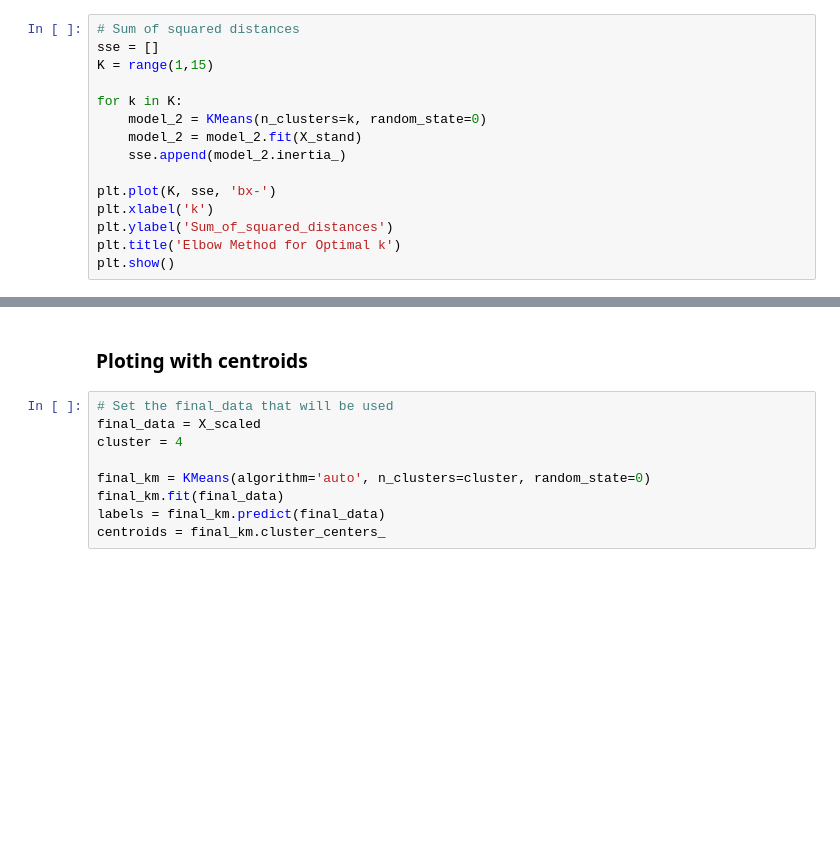
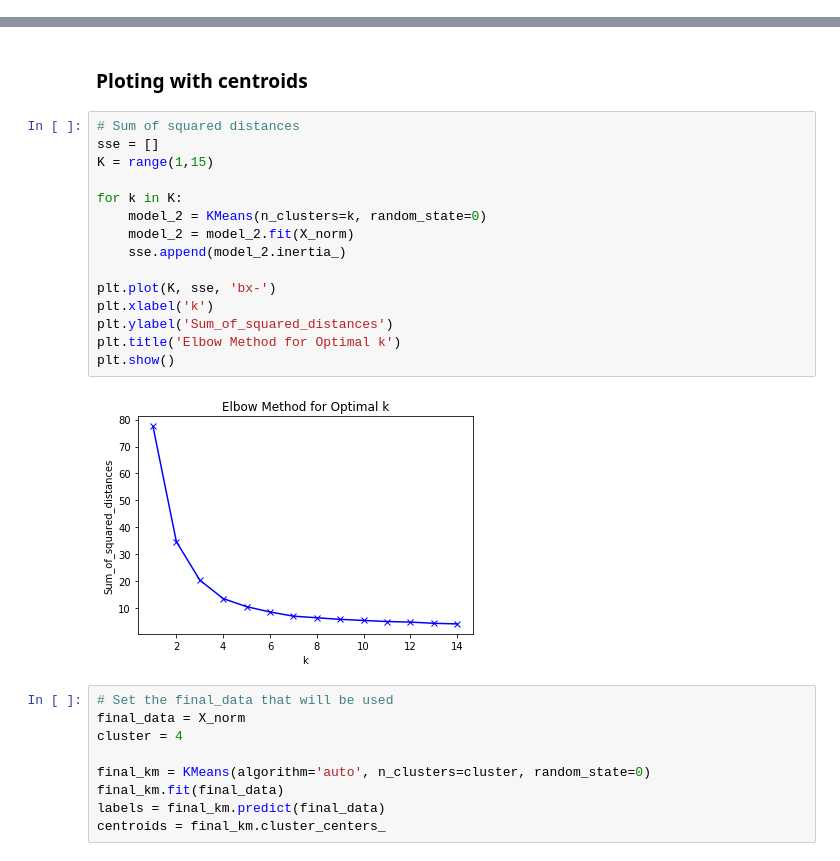
Before and after one commit to rezaadle/food-mama-project, a Jupyter notebook: mama-kmeans-unsupervised-clustering.ipynb, the cells around one changed output, grey strips where cells are left out. Saved outputs shown, nothing was run; the diff lists cells and outputs as text; blank space fills up the shorter version.

```diff
--- a/mama-kmeans-unsupervised-clustering.ipynb
+++ b/mama-kmeans-unsupervised-clustering.ipynb
@@ -226,18 +232,3 @@ plt.title('Selecting k with the Elbow Method')
 plt.show()
 # %% [output]
 [figure]
-# %%
-# Sum of squared distances
-sse = []
-K = range(1,15)
-
-for k in K:
-    model_2 = KMeans(n_clusters=k, random_state=0)
-    model_2 = model_2.fit(X_stand)
-    sse.append(model_2.inertia_)
-
-plt.plot(K, sse, 'bx-')
-plt.xlabel('k')
-plt.ylabel('Sum_of_squared_distances')
-plt.title('Elbow Method for Optimal k')
-plt.show()
@@ -268,9 +257,26 @@ sb.pairplot(final_table.iloc[:, [0,1,2,3,4,-1]], hue='Cluster')
 [figure]
 # %% [markdown]
 ### Ploting with centroids
+# %%
+# Sum of squared distances
+sse = []
+K = range(1,15)
+
+for k in K:
+    model_2 = KMeans(n_clusters=k, random_state=0)
+    model_2 = model_2.fit(X_norm)
+    sse.append(model_2.inertia_)
+
+plt.plot(K, sse, 'bx-')
+plt.xlabel('k')
+plt.ylabel('Sum_of_squared_distances')
+plt.title('Elbow Method for Optimal k')
+plt.show()
+# %% [output]
+[figure, added]
 # %%
 # Set the final_data that will be used
-final_data = X_scaled
+final_data = X_norm
 cluster = 4
 
 final_km = KMeans(algorithm='auto', n_clusters=cluster, random_state=0)
```
Also changed, not shown: parts of 16 cells of this notebook.
